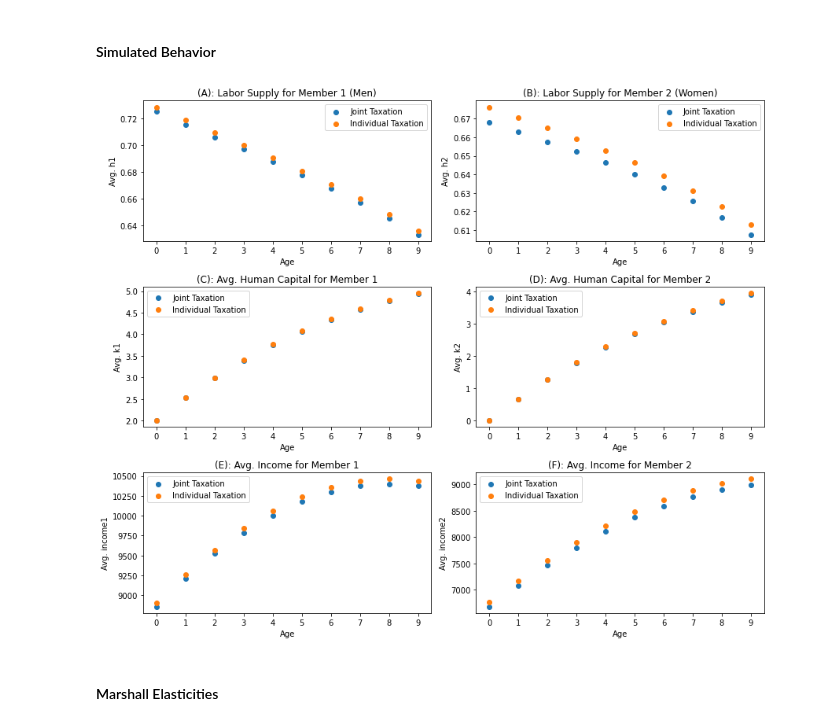
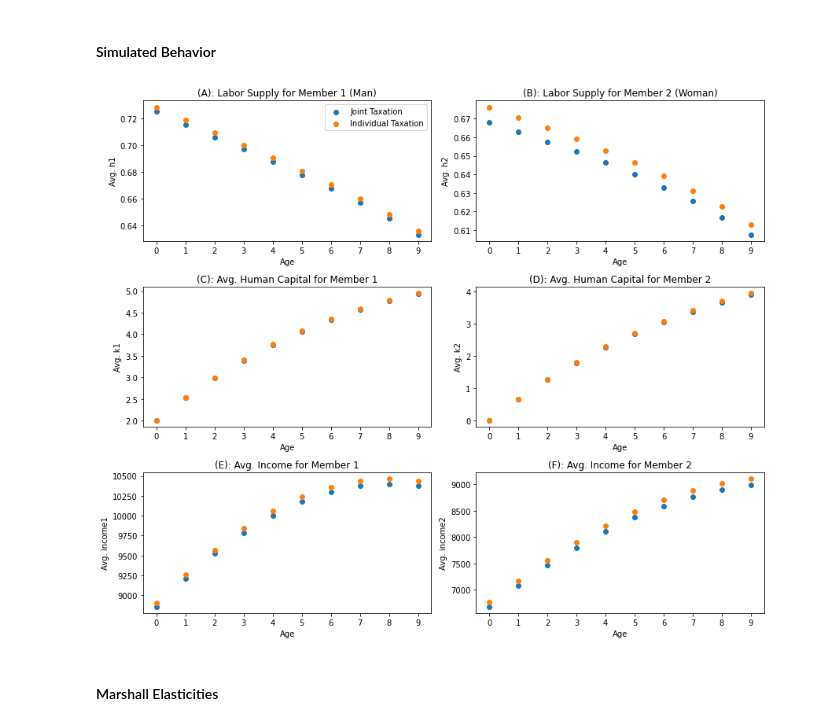
Before and after one commit to HansChristianPOLIT/HH_PortfolioExam, a Jupyter notebook: Assignment2/LaborSupply&Taxes.ipynb, the cells around one changed output. Cells and saved outputs as stored; diff of their text form; code cells hidden in the pictures.

```diff
--- a/Assignment2/LaborSupply&Taxes.ipynb
+++ b/Assignment2/LaborSupply&Taxes.ipynb
@@ -65,8 +65,11 @@ for i, var in enumerate(variables):
     ax.scatter(range(model.par.simT), np.mean(getattr(model.sim, var), axis=0), label='No Weight')
     ax.scatter(range(model.par.simT), np.mean(getattr(model_no_weight.sim, var), axis=0), label='$\mu = 0.5$')
     ax.scatter(range(model.par.simT), np.mean(getattr(model_alt_weight.sim, var), axis=0), label='$\mu = 0.3$')
-    ax.set(xlabel='period, $t$', ylabel=f'Avg. {var}', xticks=range(model.par.simT))
-    ax.legend()
+    ax.set(xlabel='Period, $t$', ylabel=f'Avg. {var}', xticks=range(model.par.simT))
+
+    # Only add legend for 'h1'
+    if var == 'h1':
+        ax.legend()
 
 # layout
 plt.tight_layout()
@@ -141,37 +144,41 @@ model_indiv.simulate()
 fig, axs = plt.subplots(nrows=3, ncols=2, figsize=(12, 10))
 
 # plot behavior
 for var, ax in zip(('h1','h2','k1','k2','income1','income2'), axs.flatten()):
     ax.scatter(range(par_joint.simT),np.mean(getattr(model_joint.sim,var),axis=0),label='Joint Taxation')
     ax.scatter(range(par_indiv.simT),np.mean(getattr(model_indiv.sim,var),axis=0),label='Individual Taxation')
-    ax.legend(frameon=True)
+
+    # Only add legend for 'h1'
+    if var == 'h1':
+        ax.legend(frameon=True)
+
     ax.set(xlabel='Age',ylabel=f'Avg. {var}',xticks=range(par_joint.simT));
 
     # add subplot title
     if var == 'h1':
-        ax.set_title('(A): Labor Supply for Member 1 (Men)')
+        ax.set_title('(A): Labor Supply for Member 1 (Man)')
     elif var == 'h2':
-        ax.set_title('(B): Labor Supply for Member 2 (Women)')
+        ax.set_title('(B): Labor Supply for Member 2 (Woman)')
     elif var == 'k1':
         ax.set_title('(C): Avg. Human Capital for Member 1')
     elif var == 'k2':
         ax.set_title('(D): Avg. Human Capital for Member 2')
     elif var == 'income1':
         ax.set_title('(E): Avg. Income for Member 1')
     elif var == 'income2':
         ax.set_title('(F): Avg. Income for Member 2')
 
 # layout
 fig.tight_layout(pad=1); # spacing between subplots
 plt.tight_layout()
 
 if not os.path.exists("../plots"):
         os.makedirs("../plots")
 
 plt.savefig("../plots/SimulatedBehaviorTaxSchemes.pdf", bbox_inches='tight')
 plt.show()
 # %% [output]
-[figure, old version]
+[figure, new version]
 # %% [markdown]
 #### Marshall Elasticities
 # %%
```
Also changed, not shown: parts of 4 cells of this notebook, 16 other files.
